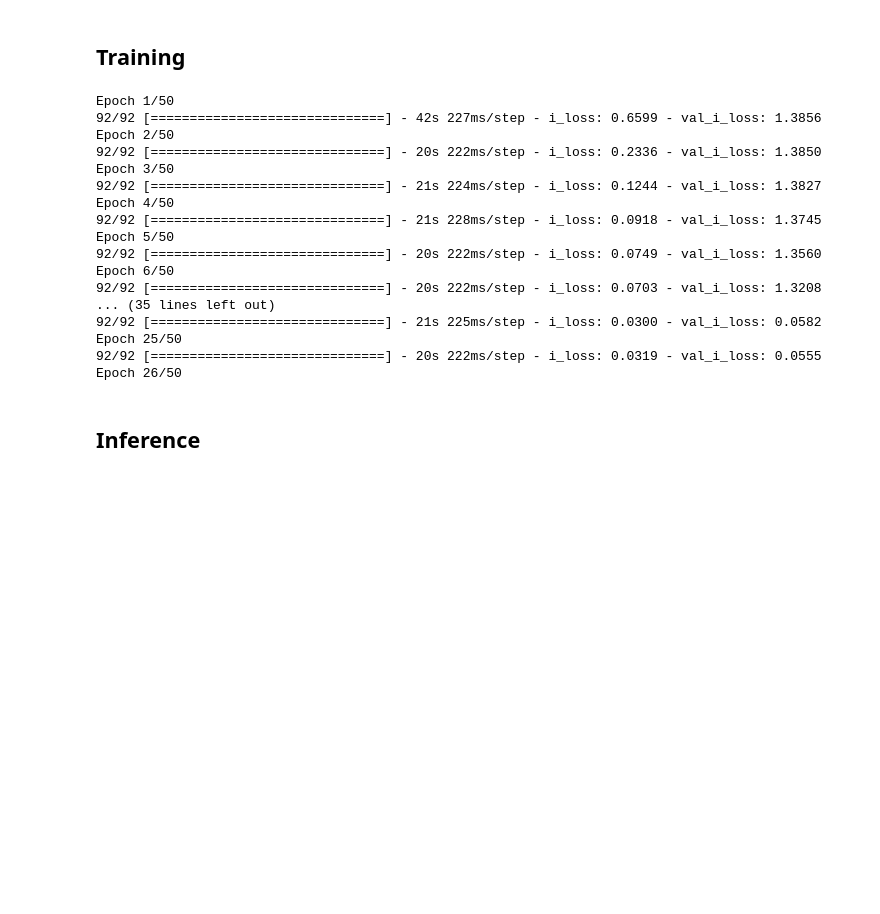
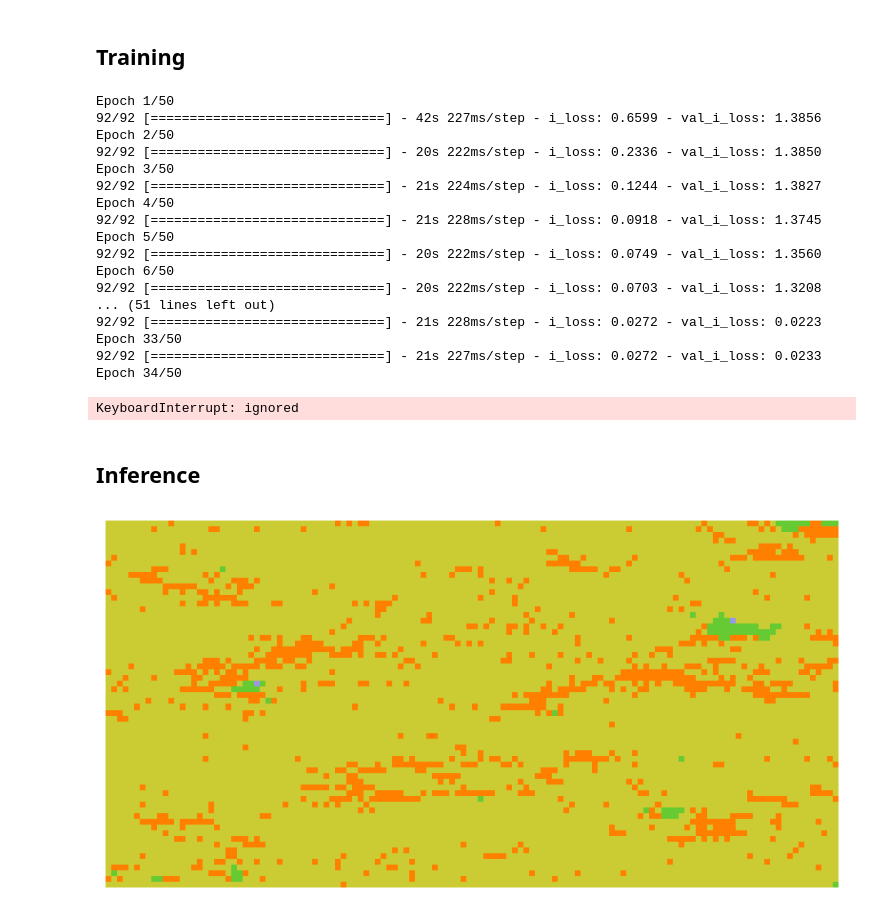
Before and after one commit to Pumafi/dl_spatial_gen_geol_facies, a Jupyter notebook: ddim.ipynb, the cells around one changed output. Saved outputs shown, nothing was run; the diff lists cells and outputs as text; code cells hidden in the pictures; blank space fills up the shorter version.

```diff
--- a/ddim.ipynb
+++ b/ddim.ipynb
@@ -99,7 +99,7 @@ widths = [32, 64, 128, 256]
 block_depth = 2
 
 # Data values embedding
-img_embed_size = 24
+img_embed_size = 16
 categories_nb = 4
 
 # optimization
@@ -435,11 +435,12 @@ Epoch 5/50
 92/92 [==============================] - 20s 222ms/step - i_loss: 0.0749 - val_i_loss: 1.3560
 Epoch 6/50
 92/92 [==============================] - 20s 222ms/step - i_loss: 0.0703 - val_i_loss: 1.3208
-... (35 lines left out)
-92/92 [==============================] - 21s 225ms/step - i_loss: 0.0300 - val_i_loss: 0.0582
-Epoch 25/50
-92/92 [==============================] - 20s 222ms/step - i_loss: 0.0319 - val_i_loss: 0.0555
-Epoch 26/50
+... (51 lines left out)
+92/92 [==============================] - 21s 228ms/step - i_loss: 0.0272 - val_i_loss: 0.0223
+Epoch 33/50
+92/92 [==============================] - 21s 227ms/step - i_loss: 0.0272 - val_i_loss: 0.0233
+Epoch 34/50
+KeyboardInterrupt: ignored
 # %% [markdown]
 ## Inference
 # %%
@@ -452,13 +451,14 @@ def compute_beta(curr_alphas, prev_alphas):
     betas = 1 - (prev_alphas / curr_alphas)
     return betas
 # %%
+from tensorflow.python import xla
 def ddpm_sampler(model, img_embed_size, batch_size=10, num_steps=350, eps=1e-3):
     # T and schedule
     t = tf.ones((batch_size, 1, 1, 1), dtype=tf.float32)
     noise_rates, signal_rates = model.diffusion_schedule(t)
 
     # Sample noise
-    uniform_init_x = tf.random.uniform((batch_size, 64, 128), 0, 4, dtype=tf.dtypes.int32) #* tf.reshape(std, (-1, 1, 1, 1))
+    uniform_init_x = tf.random.uniform((batch_size, 64, 128), 0, 4, dtype=tf.dtypes.int32)
     noises = tf.random.normal(shape=(batch_size, image_size[0], image_size[1], img_embed_size))
     init_x = signal_rates * model.embedding_layer(uniform_init_x) + noise_rates * noises
 
@@ -484,11 +484,35 @@ def ddpm_sampler(model, img_embed_size, batch_size=10, num_steps=350, eps=1e-3):
         int_encoded_img = tf.argmax(pred_x0, axis=-1)
         embed_pred_x0 = model.embedding_layer(int_encoded_img)
 
-        mean_x0 = None # TODO
-        mean_x = None # TODO
+        mean_x0 = tf.math.sqrt(cur_alphas) * betas / (1 - prev_alphas) * embed_pred_x0
+        mean_x = tf.math.sqrt(1 - betas) * (1 - cur_alphas) / (1 - prev_alphas) * x
         x = mean_x + mean_x0 + tf.reshape(tf.math.sqrt(betas), (-1, 1, 1, 1)) * tf.random.normal(x.shape)
 
         samples_list.append(pred_x0)
         prev_alphas = cur_alphas
 
-    return samples_post, samples_list
+    return pred_x0, samples_list
+# %%
+
+#@title Sampling (double click to expand or collapse)
+
+from torchvision.utils import make_grid
+
+## Load the pre-trained checkpoint from disk.
+
+sample_batch_size = 10 #@param {'type':'integer'}
+sampler = ddpm_sampler
+
+## Generate samples using the specified sampler.
+samples, samples_list = sampler(model,
+                                img_embed_size,
+                                sample_batch_size,)
+# %%
+plt.figure(figsize=(10, 5))
+plt.axis('off')
+
+plt.imshow(np.argmax(samples[0].numpy(), axis=-1).reshape((64, 128)),
+            interpolation='nearest', cmap=cmap, norm=norm)
+plt.show()
+# %% [output]
+[figure, added]
```
Also changed, not shown: parts of 3 cells of this notebook.
